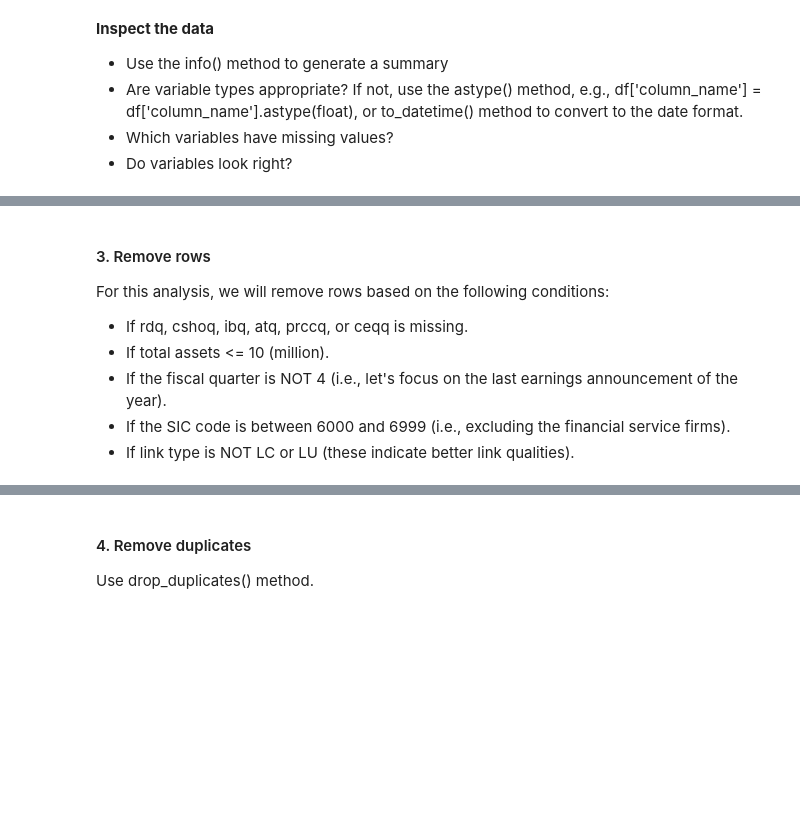
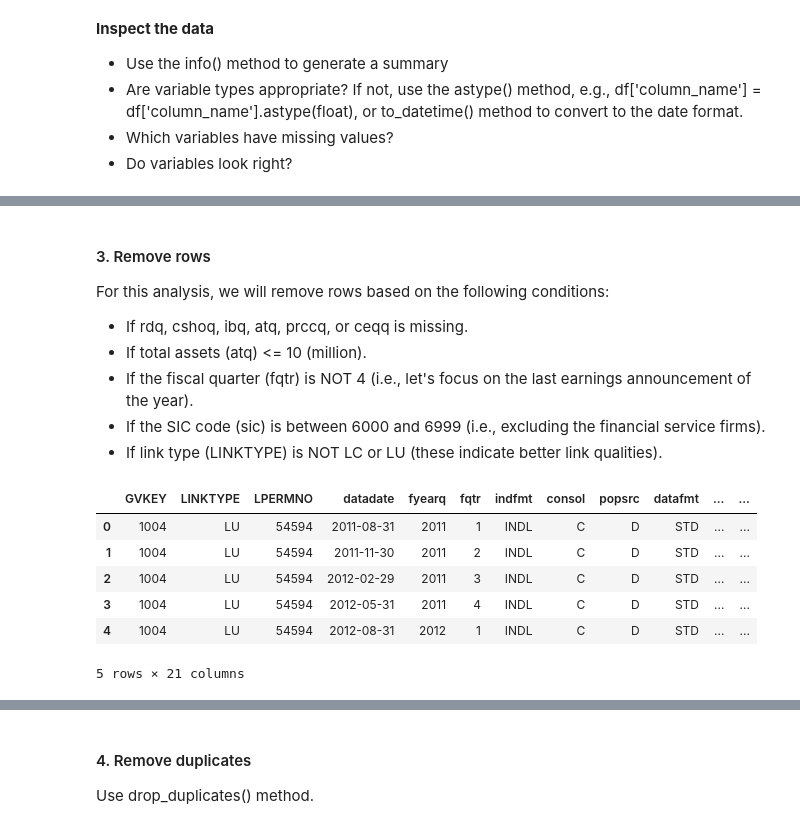
Before and after one commit to hlaudano22/acc_analytics, a Jupyter notebook: Assignments/HW5/Earnings_Return_Relation_starter-1.ipynb, the cells around one changed output, grey strips where cells are left out. Cells and saved outputs as stored; diff of their text form; code cells hidden in the pictures; blank space fills up the shorter version.

```diff
--- a/Assignments/HW5/Earnings_Return_Relation_starter-1.ipynb
+++ b/Assignments/HW5/Earnings_Return_Relation_starter-1.ipynb
@@ -40,0 +87,3 @@ Use Pandas methods read_csv() to import data into Python.
+# %%
+# change report date from text to a real date (to_datetime from the inspect instructions above)
+compustat['rdq'] = pd.to_datetime(compustat['rdq'])
@@ -42,7 +95,19 @@ Use Pandas methods read_csv() to import data into Python.
 #### 3. Remove rows
 For this analysis, we will remove rows based on the following conditions:
 - If rdq, cshoq, ibq, atq, prccq, or ceqq is missing.
-- If total assets <= 10 (million).
-- If the fiscal quarter is NOT 4 (i.e., let's focus on the last earnings announcement of the year).
-- If the SIC code is between 6000 and 6999 (i.e., excluding the financial service firms).
-- If link type is NOT LC or LU (these indicate better link qualities).
+- If total assets (atq) <= 10 (million).
+- If the fiscal quarter (fqtr) is NOT 4 (i.e., let's focus on the last earnings announcement of the year).
+- If the SIC code (sic) is between 6000 and 6999 (i.e., excluding the financial service firms).
+- If link type (LINKTYPE) is NOT LC or LU (these indicate better link qualities).
+# %%
+# drop rows with missing values in the columns we're using
+compustat = compustat.dropna(subset=['rdq','cshoq','ibq','atq','prccq',"ceqq"]) # from data cleaning lab step 6
+compustat.head()
+# %% [output]
+|  | GVKEY | LINKTYPE | LPERMNO | datadate | fyearq | fqtr | indfmt | consol | popsrc | datafmt | ... | ... |
+| 0 | 1004 | LU | 54594 | 2011-08-31 | 2011 | 1 | INDL | C | D | STD | ... | ... |
+| 1 | 1004 | LU | 54594 | 2011-11-30 | 2011 | 2 | INDL | C | D | STD | ... | ... |
+| 2 | 1004 | LU | 54594 | 2012-02-29 | 2011 | 3 | INDL | C | D | STD | ... | ... |
+| 3 | 1004 | LU | 54594 | 2012-05-31 | 2011 | 4 | INDL | C | D | STD | ... | ... |
+| 4 | 1004 | LU | 54594 | 2012-08-31 | 2012 | 1 | INDL | C | D | STD | ... | ... |
+5 rows × 21 columns
```
Also changed, not shown: parts of 17 cells of this notebook, 7 other files.
